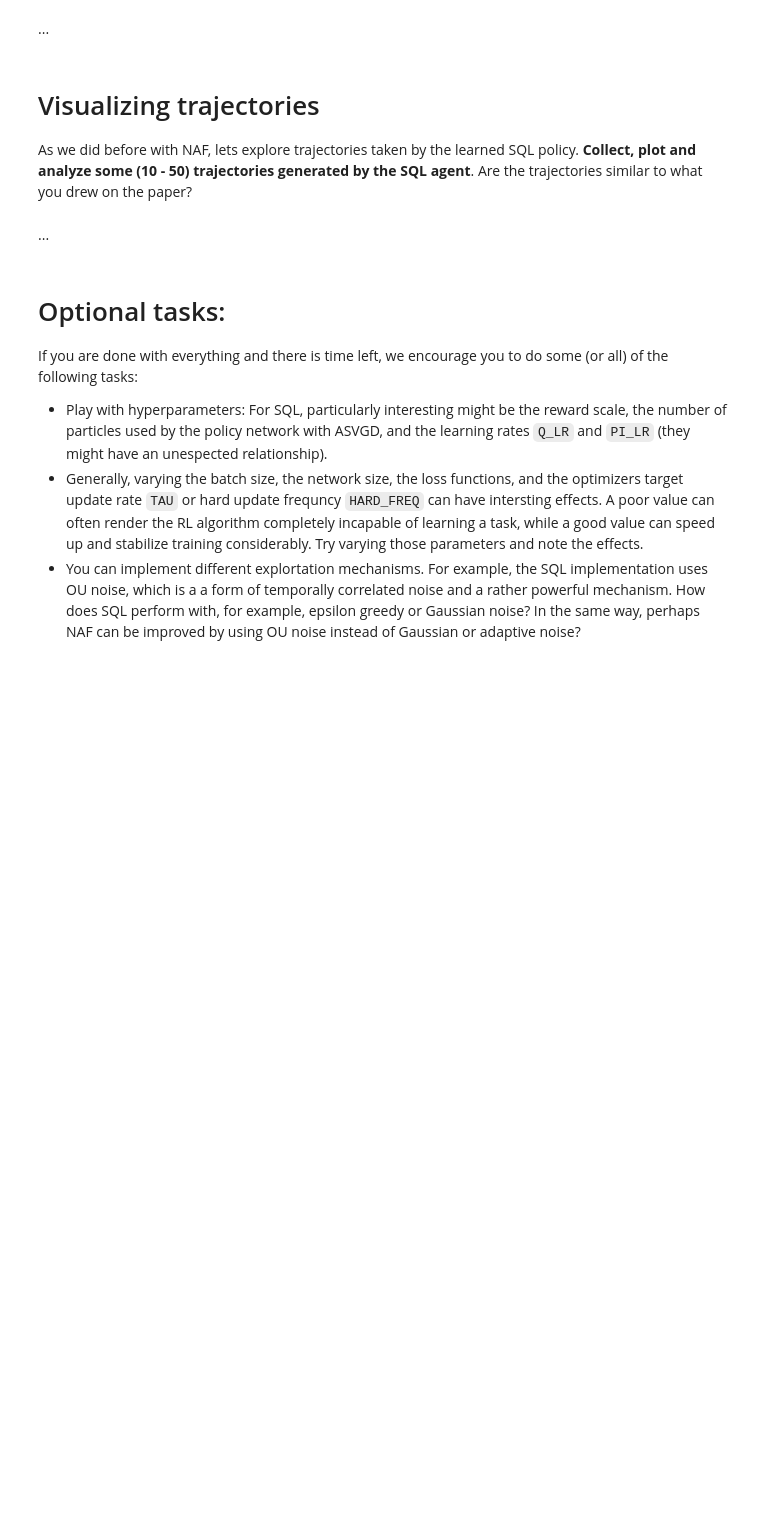
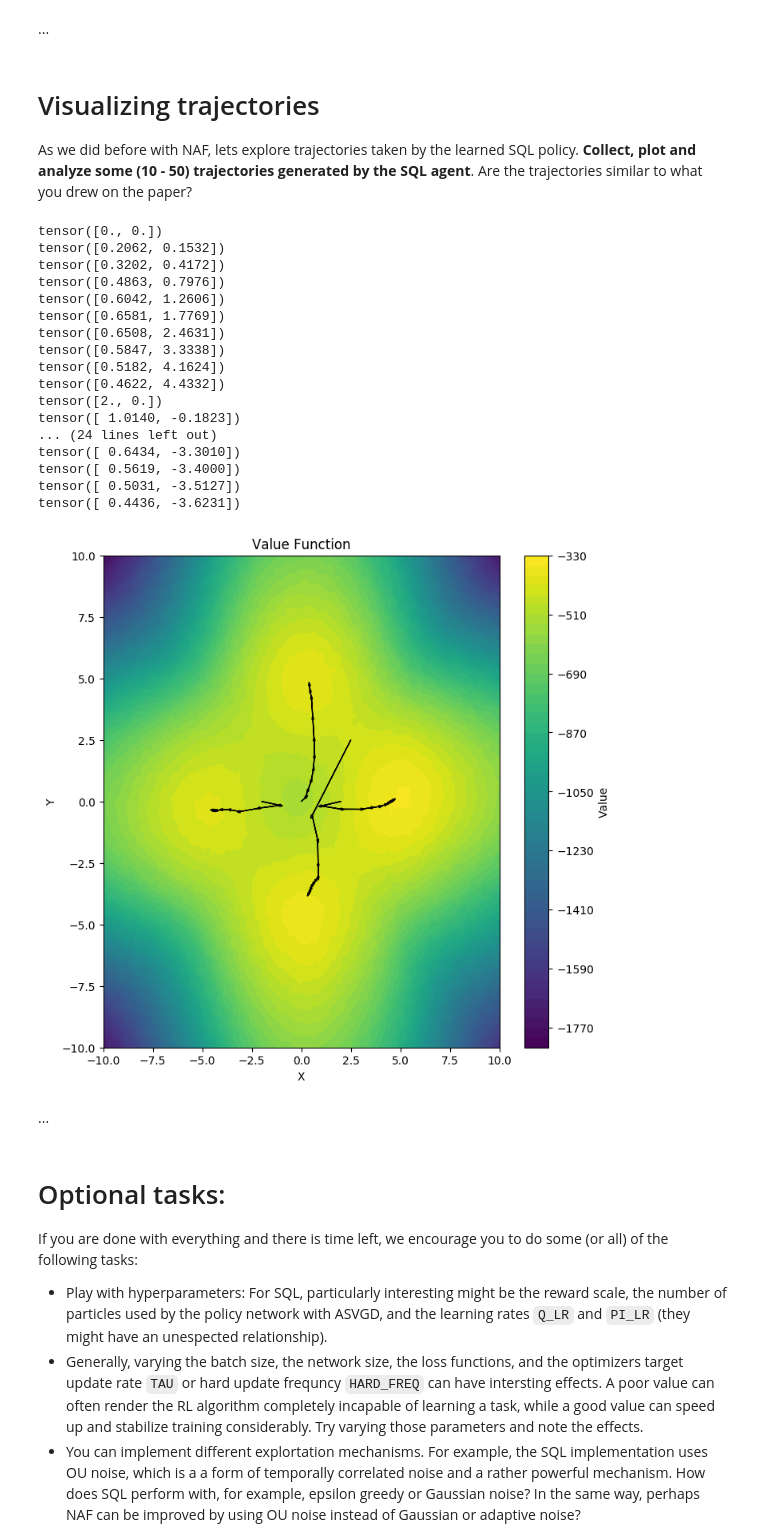
Before and after one commit to bluelancer/WASPRL2022Lab2, a Jupyter notebook: Lab.ipynb, the cells around one changed output. Cells and saved outputs as stored; diff of their text form; code cells hidden in the pictures; blank space fills up the shorter version.

```diff
--- a/Lab.ipynb
+++ b/Lab.ipynb
@@ -768,6 +872,63 @@ What do you observe? How does the plot of the particles and the KDE explain the
 As we did before with NAF, lets explore trajectories taken by the learned SQL policy. **Collect, plot and analyze some (10 - 50) trajectories generated by the SQL agent**. Are the trajectories similar to what you drew on the paper?
 # %%
 # YOUR CODE HERE
+def get_action(state):
+    done = False
+    truncated = False
+    total_reward = 0
+    actions = sql_agent.act(states)
+    a = sql_agent.act(state.unsqueeze(0).to(torch.float32).to(DEVICE))
+    o_stack = obs_transform(state.unsqueeze(0), sql_agent.n_particles).to(torch.float32).to(DEVICE)
+    q = sql_agent.q_net.forward(torch.cat((o_stack, a), dim=1))
+    ind = torch.argmax(q)
+    action = a[ind]
+    action = transform_action(action, multigoal_env)
+    return action
+
+# Plot the value function as a contour plot
+plt.figure(figsize=(8, 8))
+plt.contourf(X, Y, Z, levels=50, cmap='viridis')
+plt.colorbar(label='Value')
+plt.title('Value Function')
+plt.xlabel('X')
+plt.ylabel('Y')
+
+# Plot the trajectories
+obs, info = multigoal_env.reset()
+init_states = torch.tensor([[0, 0], [2, 0], [-2, 0], [2.5, 2.5]], dtype=torch.float32).to(DEVICE)
+for init_state in init_states:
+    obs, info = multigoal_env.reset()
+    current_state = init_state
+    for t in range(10):
+        print(current_state)
+        action = get_action(current_state)
+        next_state, reward, done, truncated, info = multigoal_env.step(action)
+        plt.arrow(x=current_state[0],
+                  y=current_state[1],
+                  dx=next_state[0]-current_state[0],
+                  dy=next_state[1]-current_state[1],
+                  head_width=0.1)
+        current_state = torch.tensor(next_state, dtype=torch.float32).to(DEVICE)
+plt.show()
+# %% [output]
+tensor([0., 0.])
+tensor([0.2062, 0.1532])
+tensor([0.3202, 0.4172])
+tensor([0.4863, 0.7976])
+tensor([0.6042, 1.2606])
+tensor([0.6581, 1.7769])
+tensor([0.6508, 2.4631])
+tensor([0.5847, 3.3338])
+tensor([0.5182, 4.1624])
+tensor([0.4622, 4.4332])
+tensor([2., 0.])
+tensor([ 1.0140, -0.1823])
+... (24 lines left out)
+tensor([ 0.6434, -3.3010])
+tensor([ 0.5619, -3.4000])
+tensor([ 0.5031, -3.5127])
+tensor([ 0.4436, -3.6231])
+[figure, added]
 # %% [markdown]
 ...
 # %% [markdown]
```
Also changed, not shown: parts of 7 cells of this notebook.
